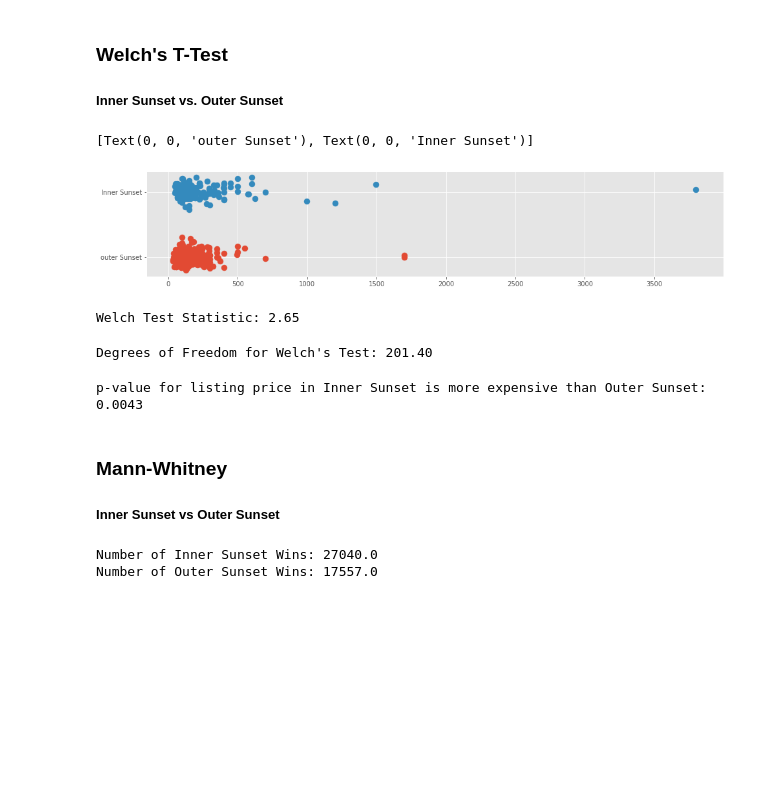
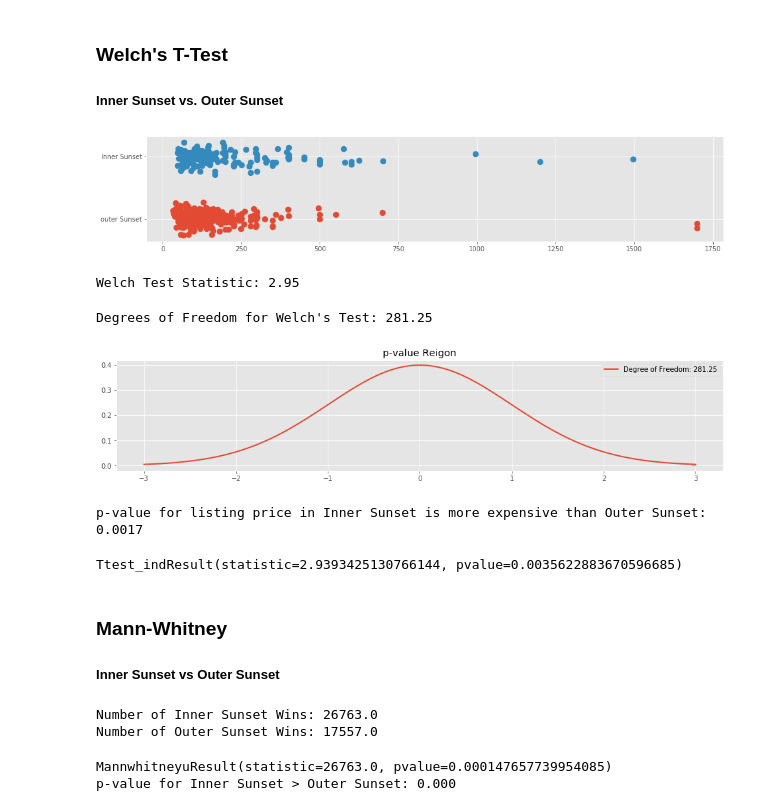
Before and after one commit to helen-tong/airbnb_1, a Jupyter notebook: eda.ipynb, the cells around one changed output. Drawn from its saved outputs; the diff is of its cells as text; code cells hidden in the pictures; blank space fills up the shorter version.

```diff
--- a/eda.ipynb
+++ b/eda.ipynb
@@ -702,8 +691,8 @@ p-value for Nick < Matt: 0.026
 
 ##### Inner Sunset vs. Outer Sunset
 # %%
-inner = airbnb[(airbnb.neighbourhood_cleansed == 'Inner Sunset')]
-outer = airbnb[(airbnb.neighbourhood_cleansed == 'Outer Sunset')]
+inner = airbnb[(airbnb.neighbourhood_cleansed == 'Inner Sunset') & (airbnb.price < 2000)]
+outer = airbnb[(airbnb.neighbourhood_cleansed == 'Outer Sunset') & (airbnb.price < 2000)]
 inner_price = inner.price
 outer_price = outer.price
 # %%
@@ -713,25 +702,42 @@ ax.scatter(outer_price, np.repeat(0, len(outer_price)) + np.random.normal(0, 0.1
 ax.scatter(inner_price, np.repeat(1, len(inner_price)) + np.random.normal(0, 0.1, len(inner_price)), s=80)
 ax.set_yticks([0, 1])
 ax.set_yticklabels(["outer Sunset", "Inner Sunset"])
+plt.savefig('sunset_dist')
 # %% [output]
-[Text(0, 0, 'outer Sunset'), Text(0, 0, 'Inner Sunset')]
-[figure, old version]
+[figure, new version]
 # %%
 test_statistic = welch_test_statistic(inner_price, outer_price)
 print('Welch Test Statistic: {:2.2f}'.format(test_statistic))
 # %% [output]
-Welch Test Statistic: 2.65
+Welch Test Statistic: 2.95
 # %%
 df=welch_satterhwaithe_df(inner_price, outer_price)
 print("Degrees of Freedom for Welch's Test: {:2.2f}".format(df))
 # %% [output]
-Degrees of Freedom for Welch's Test: 201.40
+Degrees of Freedom for Welch's Test: 281.25
+# %%
+x = np.linspace(-3, 3, num=250)
+
+fig, ax = plt.subplots(1, figsize=(16, 3))
+students = stats.t(df)
+ax.plot(x, students.pdf(x), linewidth=2, label="Degree of Freedom: {:2.2f}".format(df))
+ax.fill_between(x, students.pdf(x), where=(x>= test_statistic), color='red', alpha=0.25)
+ax.legend()
+ax.set_title("p-value Reigon")
+plt.savefig('sunset_curve')
+# %% [output]
+[figure, added]
 # %%
 test_statistic = welch_test_statistic(inner_price, outer_price)
-p_value = 1 - test.cdf(test_statistic)
+p_value = 1 - students.cdf(test_statistic)
 print("p-value for listing price in Inner Sunset is more expensive than Outer Sunset: {:2.4f}".format(p_value))
 # %% [output]
-p-value for listing price in Inner Sunset is more expensive than Outer Sunset: 0.0043
+p-value for listing price in Inner Sunset is more expensive than Outer Sunset: 0.0017
+# %%
+sunset = stats.ttest_ind(inner_price, outer_price, equal_var=False)
+sunset
+# %% [output]
+Ttest_indResult(statistic=2.9393425130766144, pvalue=0.0035622883670596685)
 # %% [markdown]
 ### Mann-Whitney
 
@@ -742,5 +748,12 @@ outer_wins = count_winning_pairs(outer_price, inner_price)
 print("Number of Inner Sunset Wins: {}".format(inner_wins))
 print("Number of Outer Sunset Wins: {}".format(outer_wins))
 # %% [output]
-Number of Inner Sunset Wins: 27040.0
+Number of Inner Sunset Wins: 26763.0
 Number of Outer Sunset Wins: 17557.0
+# %%
+res = stats.mannwhitneyu(inner_price, outer_price, alternative="greater")
+print(res)
+print("p-value for Inner Sunset > Outer Sunset: {:2.3f}".format(res.pvalue))
+# %% [output]
+MannwhitneyuResult(statistic=26763.0, pvalue=0.000147657739954085)
+p-value for Inner Sunset > Outer Sunset: 0.000
```
Also changed, not shown: parts of 16 cells of this notebook, 6 other files.
